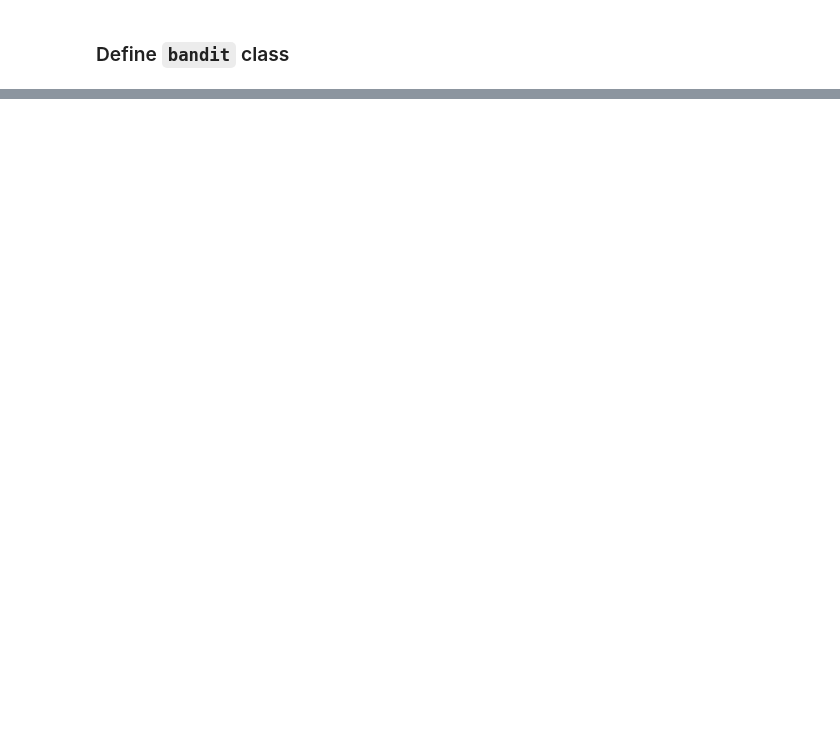
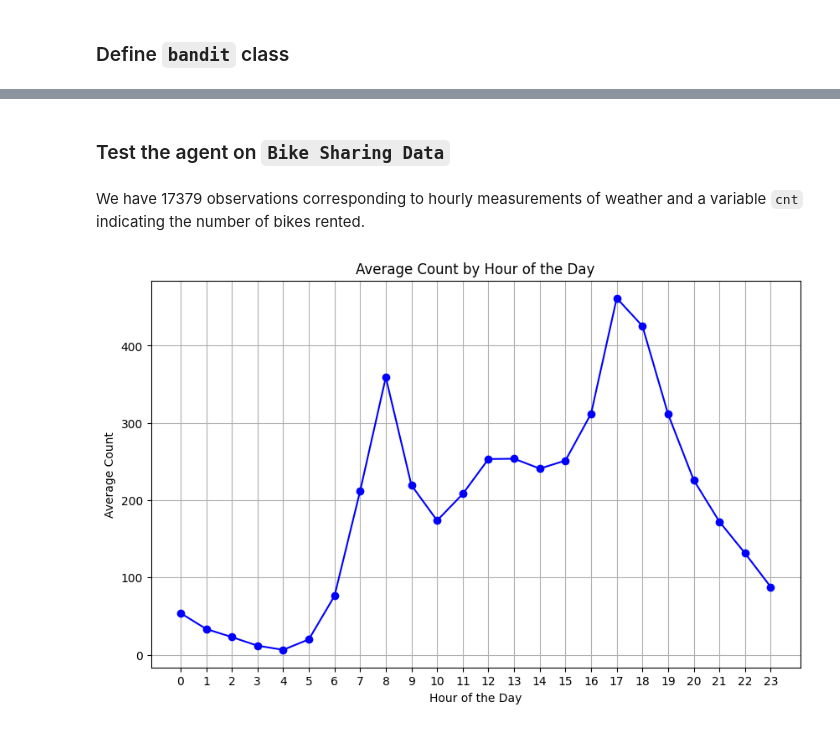
Before and after one commit to PerryChicken1/Master-Thesis, a Jupyter notebook: multi-armed-bandit.ipynb, the cells around one changed output, grey strips where cells are left out. Drawn from its saved outputs; the diff is of its cells as text; code cells hidden in the pictures; blank space fills up the shorter version.

```diff
--- a/multi-armed-bandit.ipynb
+++ b/multi-armed-bandit.ipynb
@@ -400,0 +704,4 @@ bandit_boi.clusters
+# %% [markdown]
+### Test the agent on `Bike Sharing Data`
+# %% [markdown]
+We have 17379 observations corresponding to hourly measurements of weather and a variable `cnt` indicating the number of bikes rented.
@@ -400,0 +744,13 @@ bandit_boi.clusters
+# %%
+average_cnt_by_hr = df_bike.groupby('hr')['cnt'].mean()
+
+plt.figure(figsize=(10, 6))
+plt.plot(average_cnt_by_hr.index, average_cnt_by_hr.values, marker='o', linestyle='-', color='b')
+plt.xlabel('Hour of the Day')
+plt.ylabel('Average Count')
+plt.title('Average Count by Hour of the Day')
+plt.grid(True)
+plt.xticks(range(24))  # Assuming hr is in 24-hour format
+plt.show()
+# %% [output]
+[figure, added]
```
Also changed, not shown: parts of 38 cells of this notebook, 7 other files.
